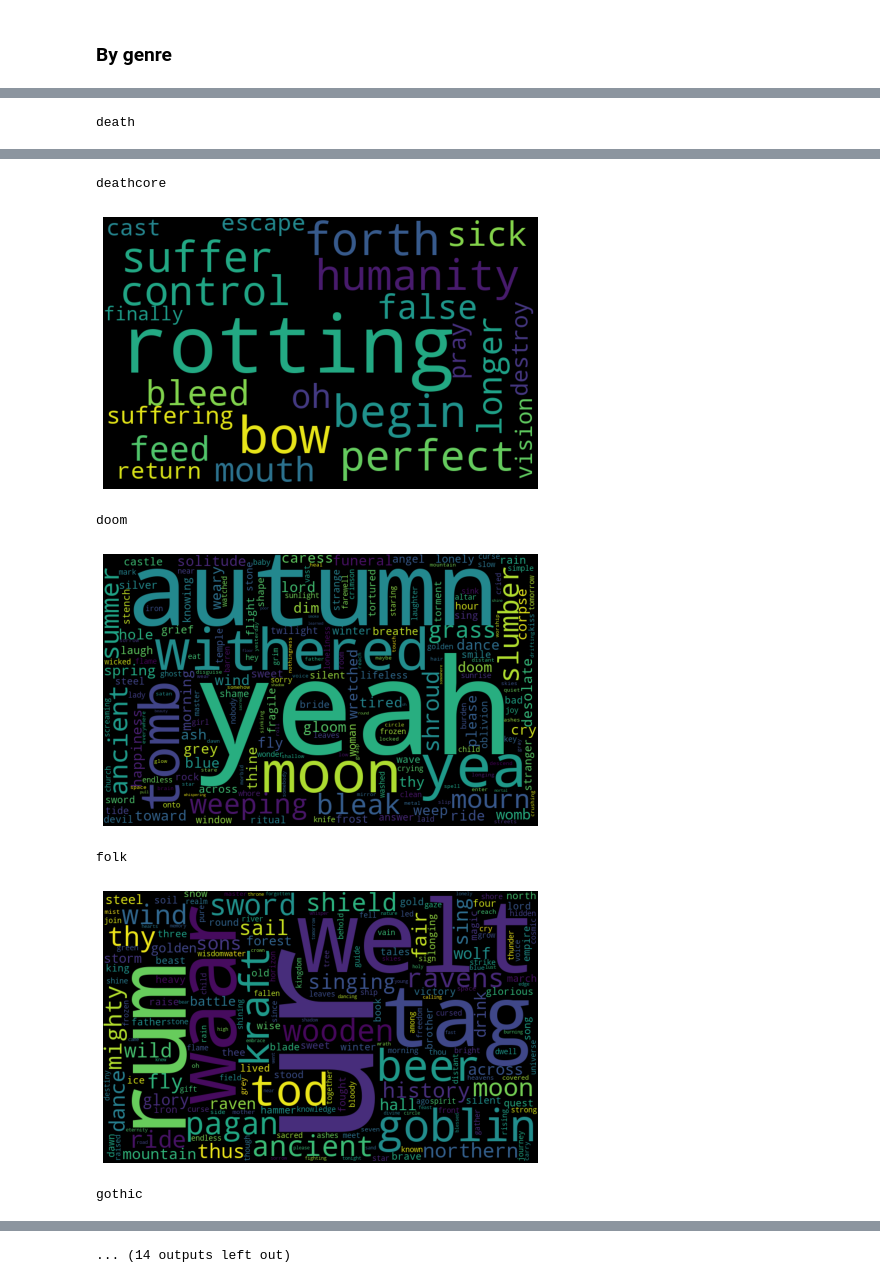
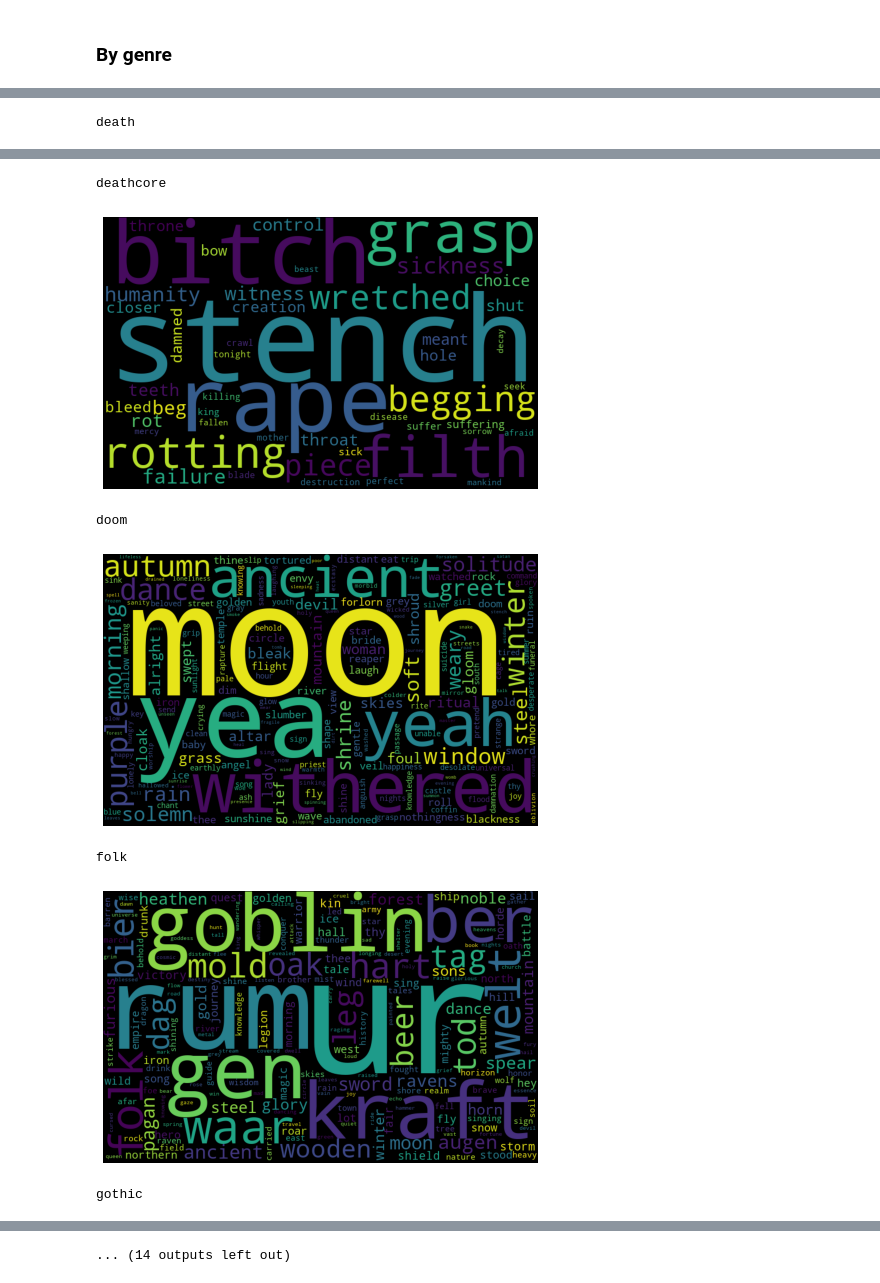
Before and after one commit to pdqnguyen/metallyrics, a Jupyter notebook: analyses/lyrics/lyrics1.ipynb, the cells around one changed output, grey strips where cells are left out. Saved outputs shown, nothing was run; the diff lists cells and outputs as text; code cells hidden in the pictures.

Commit message:
tidy up lyrics analysis part 2

```diff
--- a/analyses/lyrics/lyrics1.ipynb
+++ b/analyses/lyrics/lyrics1.ipynb
@@ -28,9 +30,10 @@ Before combining all the songs into a corpus, [stop words](https://en.wikipedia.
 # %%
-tokenize_kwargs = dict(stopwords=get_stopwords())
+tokenize_kwargs = dict(english_only=True, stopwords=get_stopwords())
 corpus = []
 for genre in genres:
-    tokenized = df[df[genre] == 1].lyrics.apply(lambda x: ' '.join(tokenize(x, **tokenize_kwargs)))
-    corpus.append(' '.join(tokenized))
+    song_tokens = df[df[genre] == 1].lyrics.apply(lambda x: ' '.join(tokenize(x, **tokenize_kwargs)))
+    genre_tokens = ' '.join(song_tokens).split()
+    corpus.append(genre_tokens)
 # %%
 print("genre word counts:")
 for i, genre in enumerate(genres):
@@ -73,8 +76,6 @@ thrash         16499
 # Word cloud
 # %%
 def get_wordcloud_frequencies(texts, tfidf=False, min_df=0):
-    print("tokenizing corpus")
-    texts = [tokenize(text) for text in texts]
     print("creating dictionary")
     dictionary = Dictionary(texts)
     print("generating bag-of-words representation")
@@ -94,7 +95,7 @@ def get_wordcloud_frequencies(texts, tfidf=False, min_df=0):
 # %% [markdown]
 ### Full corpus
 # %%
-full_text = ' '.join(corpus)
+full_text = sum(corpus, [])
 word_freqs = get_wordcloud_frequencies([full_text], tfidf=False, min_df=0)
 word_cloud = WordCloud(width=800, height=500).fit_words(word_freqs[0])
 plt.figure(figsize=(8, 5))
@@ -110,7 +110,7 @@ generating frequency dictionaries for WordCloud
 # %% [markdown]
 ### By genre
 # %%
-word_freqs = get_wordcloud_frequencies(corpus, tfidf=True, min_df=50)
+word_freqs = get_wordcloud_frequencies(corpus, tfidf=True, min_df=40)
 for i, genre in enumerate(genres):
     print(genre)
     word_cloud = WordCloud(width=800, height=500).fit_words(word_freqs[i])
@@ -132,7 +131,7 @@ death
 deathcore
-[figure, old version]
+[figure, new version]
 doom
-[figure, old version]
+[figure, new version]
 folk
-[figure, old version]
+[figure, new version]
 gothic
```
Also changed, not shown: parts of 5 cells of this notebook.
